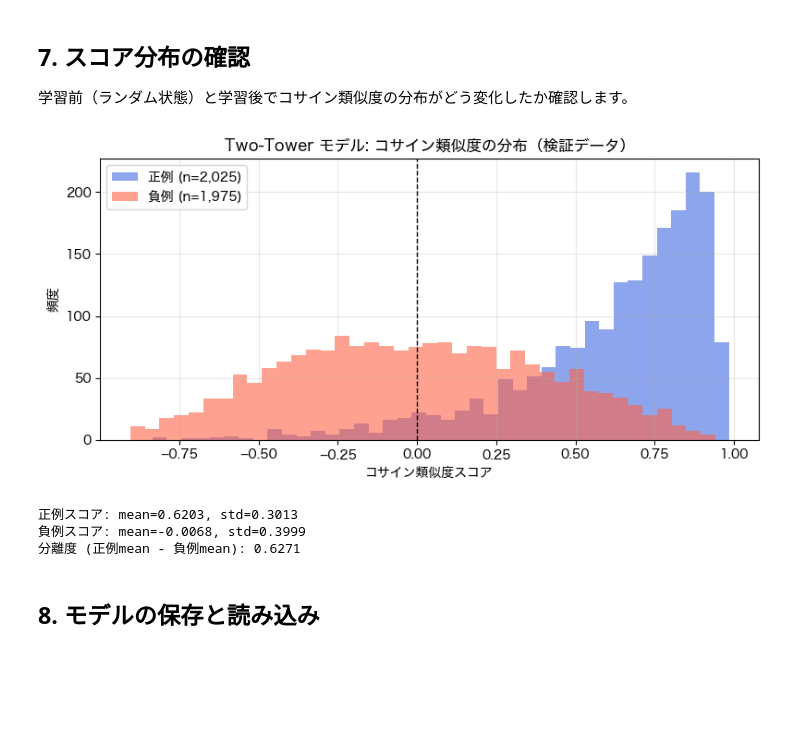
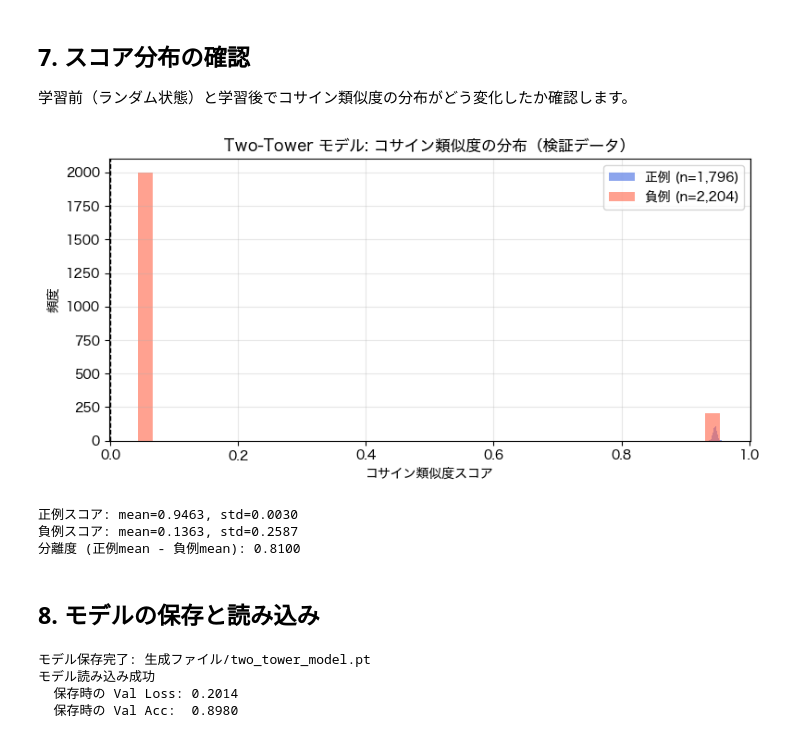
Before and after one commit to leggings8942/aiico_ai_agent, a Jupyter notebook: two_tower_model.ipynb, the cells around one changed output. Drawn from its saved outputs; the diff is of its cells as text; code cells hidden in the pictures; blank space fills up the shorter version.

Commit message:
two_towerモデルの実装完了

```diff
--- a/two_tower_model.ipynb
+++ b/two_tower_model.ipynb
@@ -47,15 +53,24 @@ Using device: cpu
 # %% [markdown]
 ## 2. データの読み込み
 # %%
+SAMPLE_NUM = 100000
+
 # --- cohort.npz の読み込み ---
-# cohort_matrix: ADID × コホートキャプション (L2正規化済みスパース行列)
-cohort_path = "生成ファイル/cohort.npz"
+# cohort.npz : ADID × コホートキャプション (L2正規化済みスパース行列)
+cohort_path = "model/cohort.npz"
 npz         = np.load(cohort_path, allow_pickle=True)
 
 # スパース行列を再構築
-np_cohort   = sp.sparse.csr_matrix((npz['data'], npz['indices'], npz['indptr']),shape=tuple(npz['shape']))
+np_cohort         = sp.sparse.csr_matrix((npz['data'], npz['indices'], npz['indptr']),shape=tuple(npz['shape']))
 adid_list         = npz['adid_list']
 business_codelist = npz['business_codelist']
+
+# 大きすぎるため、処理量を制限
+np_cohort = np_cohort[:SAMPLE_NUM]
+adid_list = adid_list[:SAMPLE_NUM]
+
+del npz
+gc.collect()
 
 print(f"コホート行列の形状 :        {np_cohort.shape}")
 print(f"  - ADID数            : {np_cohort.shape[0]:,}")
@@ -214,8 +205,8 @@ split = int(len(y) * 0.8)
 def to_tensor(arr):
     return torch.tensor(arr, dtype=torch.float32)
 
-train_dataset = TensorDataset(to_tensor(X_user[:split]), to_tensor(X_item[:split]), to_tensor(y[:split]))
-val_dataset   = TensorDataset(to_tensor(X_user[split:]), to_tensor(X_item[split:]), to_tensor(y[split:]))
+train_dataset = TensorDataset(to_tensor(X_action[:split]), to_tensor(X_item[:split]), to_tensor(y[:split]))
+val_dataset   = TensorDataset(to_tensor(X_action[split:]), to_tensor(X_item[split:]), to_tensor(y[split:]))
 
 BATCH_SIZE    = 256
 train_loader  = DataLoader(train_dataset, batch_size=BATCH_SIZE, shuffle=True)
@@ -322,13 +315,16 @@ Sequential(
 
 ここでは PDFベースラインに準拠して `MSELoss` を採用しつつ、`CosineEmbeddingLoss` も参考として示します。
 # %%
+EPOCHS = 50
+
 # 損失関数
-criterion = nn.MSELoss()  # PDFベースライン準拠
-# 代替案: criterion = nn.CosineEmbeddingLoss(margin=0.1)
+# criterion = nn.MSELoss()  # PDFベースライン準拠
+criterion = nn.BCELoss()
 
 # Adam optimizer + スケジューラ
-optimizer = optim.AdamW(model.parameters(), lr=1e-3, weight_decay=1e-5)
-scheduler = optim.lr_scheduler.CosineAnnealingLR(optimizer, T_max=50, eta_min=1e-6)
+optimizer = optim.SGD(model.parameters(), lr=1e-3, momentum=0.9, weight_decay=1e-5)
+# optimizer = optim.RAdam(model.parameters(), lr=1e-4, weight_decay=1e-5)
+scheduler = optim.lr_scheduler.CosineAnnealingLR(optimizer, T_max=EPOCHS, eta_min=1e-6)
 
 print("損失関数: MSELoss")
 print("最適化手法: AdamW (lr=1e-3, weight_decay=1e-5)")
@@ -363,8 +359,6 @@ def evaluate(model, loader, criterion, device):
 
     return total_loss / len(loader), correct / total
 
-
-EPOCHS = 50
 train_losses, val_losses, val_accs = [], [], []
 
 print(f"{'Epoch':>6} | {'Train Loss':>10} | {'Val Loss':>10} | {'Val Acc':>8} | {'LR':>8}")
@@ -375,13 +369,13 @@ for epoch in range(1, EPOCHS + 1):
     model.train()
     total_train_loss = 0.0
 
-    for batch_user, batch_item, batch_labels in train_loader:
-        batch_user   = batch_user.to(DEVICE)
+    for batch_action, batch_item, batch_labels in train_loader:
+        batch_action = batch_action.to(DEVICE)
         batch_item   = batch_item.to(DEVICE)
         batch_labels = batch_labels.to(DEVICE)
 
         optimizer.zero_grad()
-        preds = model(batch_user, batch_item)
+        preds = model(batch_action, batch_item)
         loss  = criterion(preds, batch_labels)
         loss.backward()
         optimizer.step()
@@ -460,39 +454,39 @@ model.eval()
 all_preds = []
 all_labels = []
 
 with torch.no_grad():
     for batch_user, batch_item, batch_labels in val_loader:
         preds = model(batch_user.to(DEVICE), batch_item.to(DEVICE))
         all_preds.extend(preds.cpu().numpy())
         all_labels.extend(batch_labels.numpy())
 
 all_preds  = np.array(all_preds)
 all_labels = np.array(all_labels)
 
-pos_scores = all_preds[all_labels == 1.0]
-neg_scores = all_preds[all_labels == -1.0]
+pos_scores = all_preds[all_labels == 1]
+neg_scores = all_preds[all_labels == 0]
 
 fig, ax = plt.subplots(figsize=(8, 4))
 ax.hist(pos_scores, bins=40, alpha=0.6, color='royalblue', label=f'正例 (n={len(pos_scores):,})')
 ax.hist(neg_scores, bins=40, alpha=0.6, color='tomato',    label=f'負例 (n={len(neg_scores):,})')
 ax.axvline(0, color='black', linestyle='--', linewidth=1)
 ax.set_xlabel('コサイン類似度スコア')
 ax.set_ylabel('頻度')
 ax.set_title('Two-Tower モデル: コサイン類似度の分布（検証データ）')
 ax.legend()
 ax.grid(alpha=0.3)
 plt.tight_layout()
 plt.savefig('生成ファイル/two_tower_score_distribution.png', dpi=150, bbox_inches='tight')
 plt.show()
 
 print(f"正例スコア: mean={pos_scores.mean():.4f}, std={pos_scores.std():.4f}")
 print(f"負例スコア: mean={neg_scores.mean():.4f}, std={neg_scores.std():.4f}")
 print(f"分離度 (正例mean - 負例mean): {pos_scores.mean() - neg_scores.mean():.4f}")
 # %% [output]
-[figure, old version]
+[figure, new version]
-正例スコア: mean=0.6203, std=0.3013
-負例スコア: mean=-0.0068, std=0.3999
-分離度 (正例mean - 負例mean): 0.6271
+正例スコア: mean=0.9463, std=0.0030
+負例スコア: mean=0.1363, std=0.2587
+分離度 (正例mean - 負例mean): 0.8100
 # %% [markdown]
 ## 8. モデルの保存と読み込み
 # %%
@@ -503,7 +497,7 @@ MODEL_PATH = "生成ファイル/two_tower_model.pt"
 # 保存
 torch.save({
     'model_state_dict': model.state_dict(),
-    'user_dim': USER_DIM,
+    'action_dim': ACTION_DIM,
     'item_dim': ITEM_DIM,
     'embed_dim': EMBED_DIM,
     'val_loss': val_losses[-1],
@@ -515,7 +509,7 @@ print(f"モデル保存完了: {MODEL_PATH}")
 # 読み込みテスト
 checkpoint = torch.load(MODEL_PATH, map_location='cpu')
 loaded_model = TwoTowerModel(
-    user_dim=checkpoint['user_dim'],
+    action_dim=checkpoint['action_dim'],
     item_dim=checkpoint['item_dim'],
     embed_dim=checkpoint['embed_dim']
 )
@@ -524,3 +518,8 @@ loaded_model.eval()
 print("モデル読み込み成功")
 print(f"  保存時の Val Loss: {checkpoint['val_loss']:.4f}")
 print(f"  保存時の Val Acc:  {checkpoint['val_acc']:.4f}")
+# %% [output]
+モデル保存完了: 生成ファイル/two_tower_model.pt
+モデル読み込み成功
+  保存時の Val Loss: 0.2014
+  保存時の Val Acc:  0.8980
```
Also changed, not shown: parts of 18 cells of this notebook, 1 other file.
